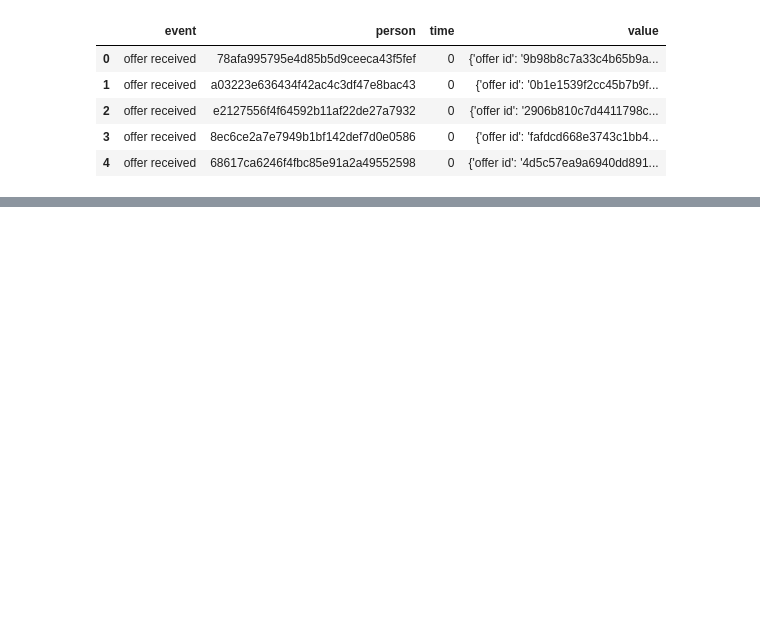
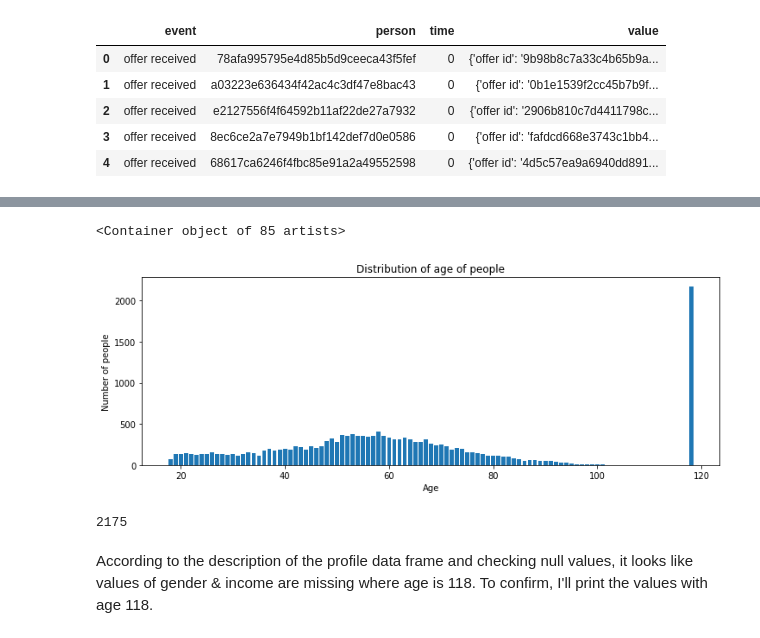
Before and after one commit to birajdarshivam/Starbucks-Capstone-Challenge-DSND, a Jupyter notebook: Starbucks_Capstone_notebook.ipynb, the cells around one changed output, grey strips where cells are left out. Cells and saved outputs as stored; diff of their text form; code cells hidden in the pictures; blank space fills up the shorter version.

```diff
--- a/Starbucks_Capstone_notebook.ipynb
+++ b/Starbucks_Capstone_notebook.ipynb
@@ -2436,0 +218,17 @@ Perhaps I could have broken them up into 3 different models for the 3 offer type
+# %%
+age_df = profile.groupby(['age'])['id'].count()
+plt.figure(figsize=(12,4))
+plt.xlabel('Age')
+plt.ylabel('Number of people')
+plt.title('Distribution of age of people')
+
+plt.bar(age_df.index, age_df)
+# %% [output]
+<Container object of 85 artists>
+[figure, added]
+# %%
+profile[profile['age']== 118].age.count()
+# %% [output]
+2175
+# %% [markdown]
+According to the description of the profile data frame and checking null values, it looks like values of gender & income are missing where age is 118. To confirm, I'll print the values with age 118.
```
Also changed, not shown: parts of 312 cells of this notebook.
